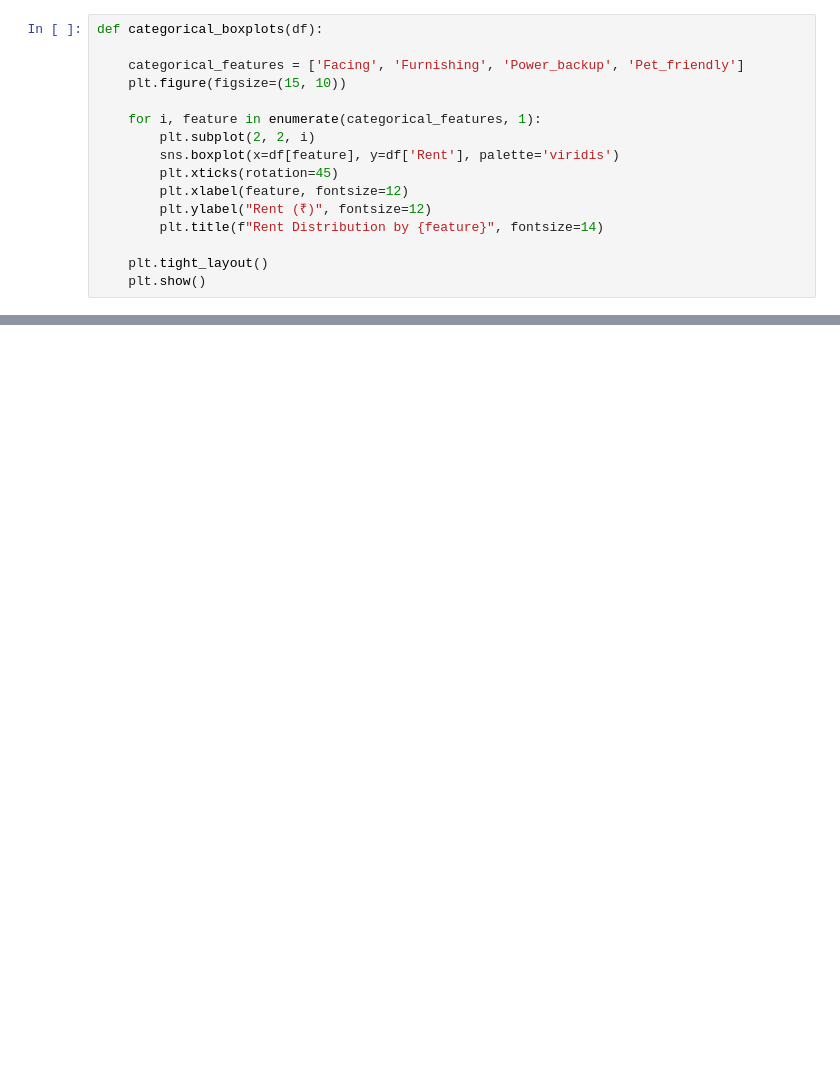
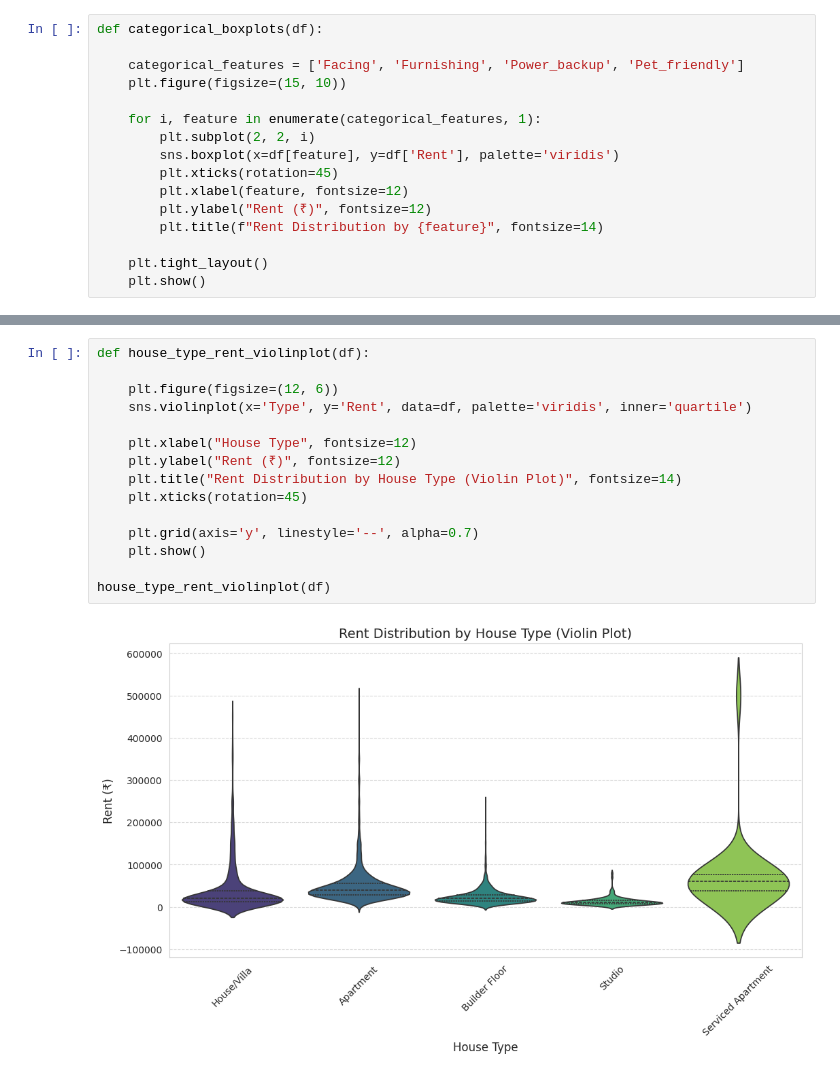
Before and after one commit to Bhanupriya-M/Bangalore-House-Rent-EDA-project, a Jupyter notebook: Bangalore_house_rent_data_analysis.ipynb, the cells around one changed output, grey strips where cells are left out. Cells and saved outputs as stored; diff of their text form; blank space fills up the shorter version.

```diff
--- a/Bangalore_house_rent_data_analysis.ipynb
+++ b/Bangalore_house_rent_data_analysis.ipynb
@@ -473,0 +515,17 @@ categorical_boxplots(df)
+# %%
+def house_type_rent_violinplot(df):
+
+    plt.figure(figsize=(12, 6))
+    sns.violinplot(x='Type', y='Rent', data=df, palette='viridis', inner='quartile')
+
+    plt.xlabel("House Type", fontsize=12)
+    plt.ylabel("Rent (₹)", fontsize=12)
+    plt.title("Rent Distribution by House Type (Violin Plot)", fontsize=14)
+    plt.xticks(rotation=45)
+
+    plt.grid(axis='y', linestyle='--', alpha=0.7)
+    plt.show()
+
+house_type_rent_violinplot(df)
+# %% [output]
+[figure, added]
```
Also changed, not shown: parts of 21 cells of this notebook.
